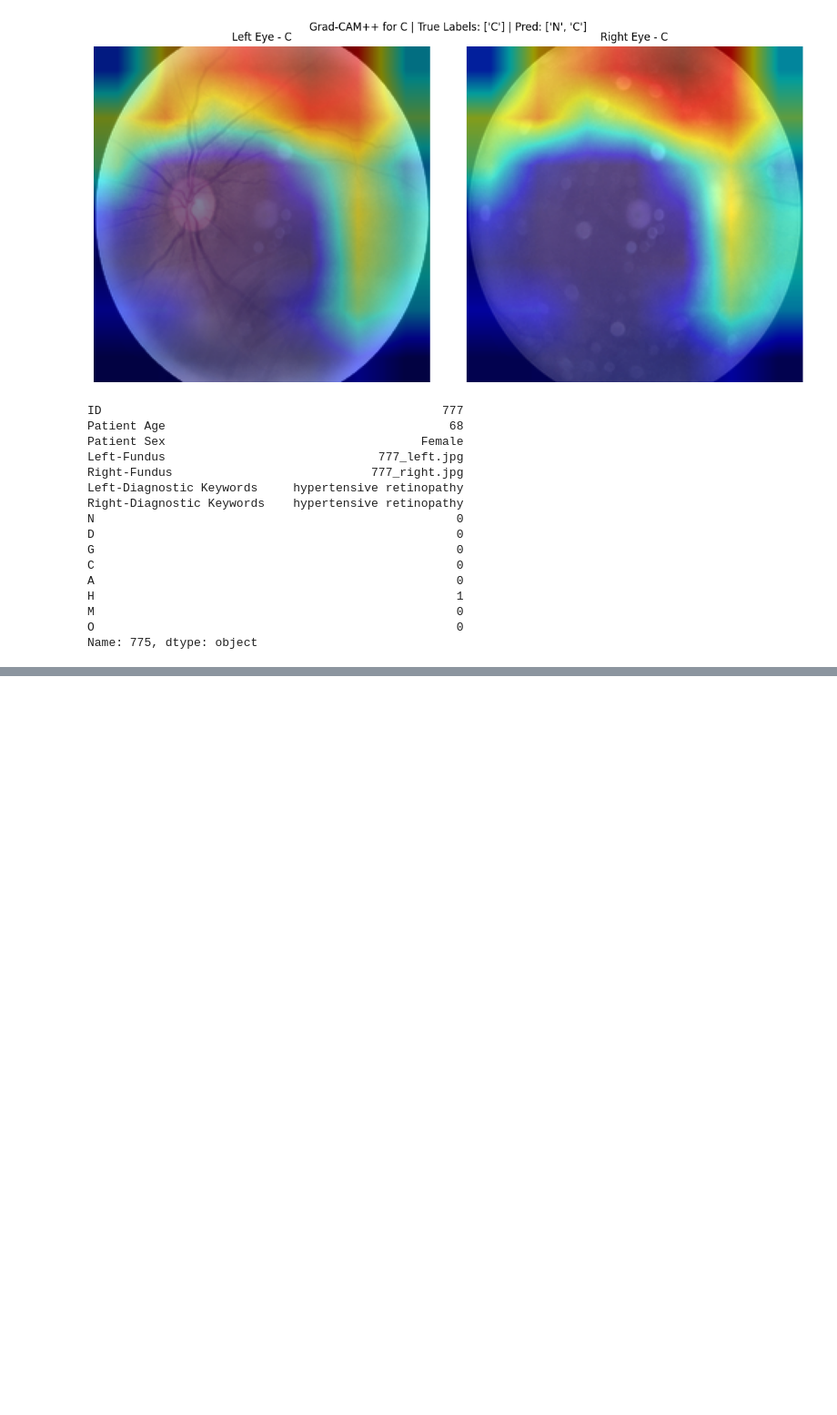
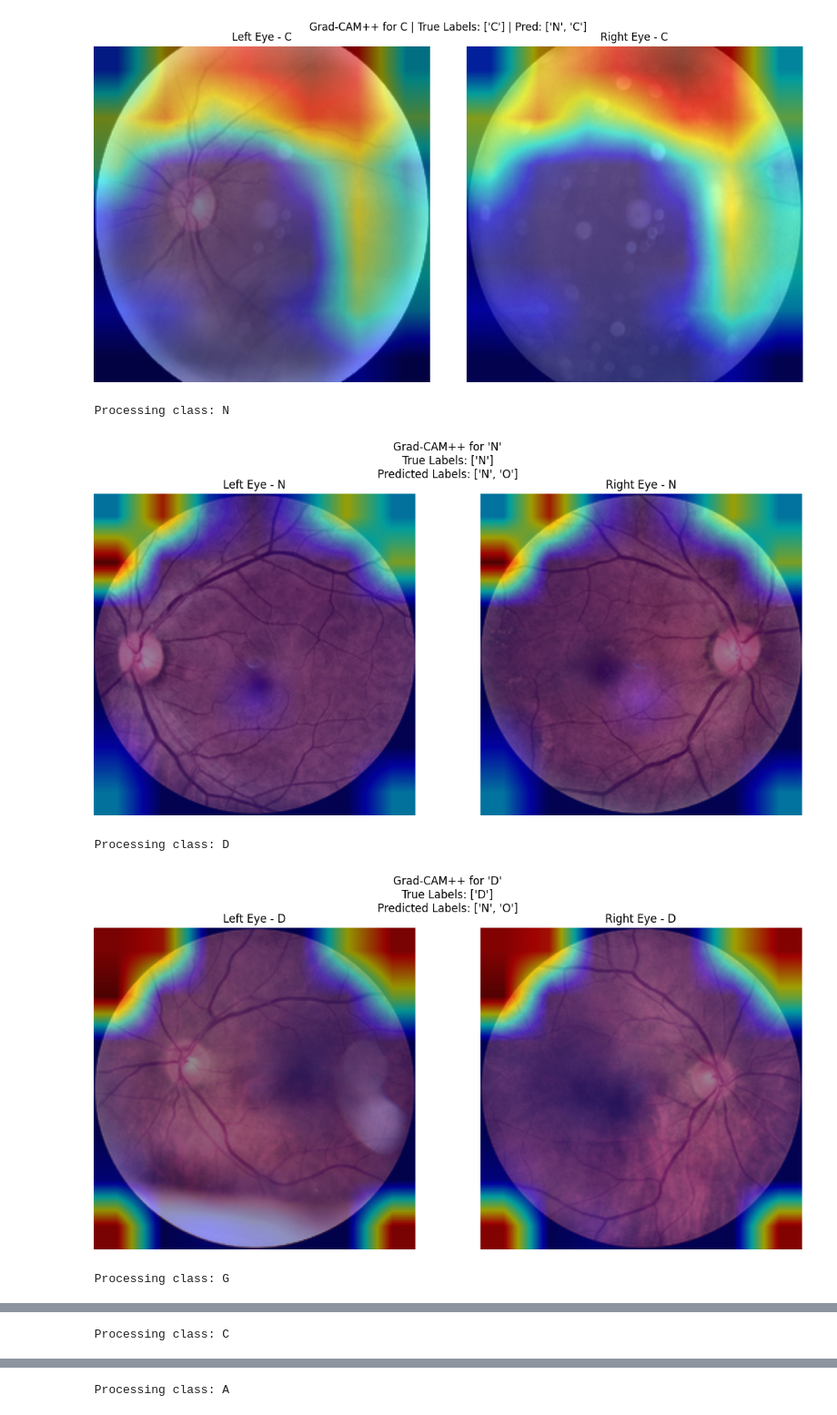
Before and after one commit to SilverFips/Multi-Label-Classification-of-Retinal-Diseases-from-Fundus-Photography, a Jupyter notebook: AP_Retina.ipynb, the cells around one changed output, grey strips where cells are left out. Shown at 91% size. Cells and saved outputs as stored; diff of their text form; code cells hidden in the pictures; blank space fills up the shorter version.

```diff
--- a/AP_Retina.ipynb
+++ b/AP_Retina.ipynb
@@ -1313,3 +1326,7 @@ DualInputEfficientNetB0(
     )
   )
 )
+# %%
+model = siamese.SiameseVit_b_32(num_classes=8)
+model.load_state_dict(torch.load(os.path.join(save_path, 'best_vit32.pth'), map_location=torch.device('cpu')))
+model.eval().to(device)
@@ -1450,22 +1485,3 @@ Raw score for 'C': 0.3652 (Threshold: 0.25)
 True Labels:      ['C']
 Predicted Labels: ['N', 'C']
 [figure]
-# %%
-print(first_sample)
-# %% [output]
-ID                                                777
-Patient Age                                        68
-Patient Sex                                    Female
-Left-Fundus                              777_left.jpg
-Right-Fundus                            777_right.jpg
-Left-Diagnostic Keywords     hypertensive retinopathy
-Right-Diagnostic Keywords    hypertensive retinopathy
-N                                                   0
-D                                                   0
-G                                                   0
-C                                                   0
-A                                                   0
-H                                                   1
-M                                                   0
-O                                                   0
-Name: 775, dtype: object
@@ -1471,0 +1563,23 @@ Name: 775, dtype: object
+# %%
+class_indices = {'N': 0, 'D': 1, 'G': 2, 'C': 3, 'A': 4, 'H': 5, 'M': 6, 'O': 7}
+
+for cls in class_indices.keys():
+    print(f"\n Processing class: {cls}")
+    cls_df = val_df[
+        (val_df[cls] == 1) &
+        (val_df[[c for c in class_indices if c != cls]].sum(axis=1) == 0)
+    ]
+    if cls_df.empty:
+        print(f"No exclusive sample found for class: {cls}")
+        continue
+
+    row = cls_df.iloc[0]
+    left_path = os.path.join(preprocessed_dir, row['Left-Fundus'])
+    right_path = os.path.join(preprocessed_dir, row['Right-Fundus'])
+    run_gradcam_for_class(model, left_path, right_path, cls, row, class_indices)
+# %% [output]
+ Processing class: N
+[figure, added]
+ Processing class: D
+[figure, added]
+ Processing class: G
@@ -1471,0 +1587 @@ Name: 775, dtype: object
+ Processing class: C
@@ -1471,0 +1589 @@ Name: 775, dtype: object
+ Processing class: A
```
Also changed, not shown: parts of 13 cells of this notebook.
